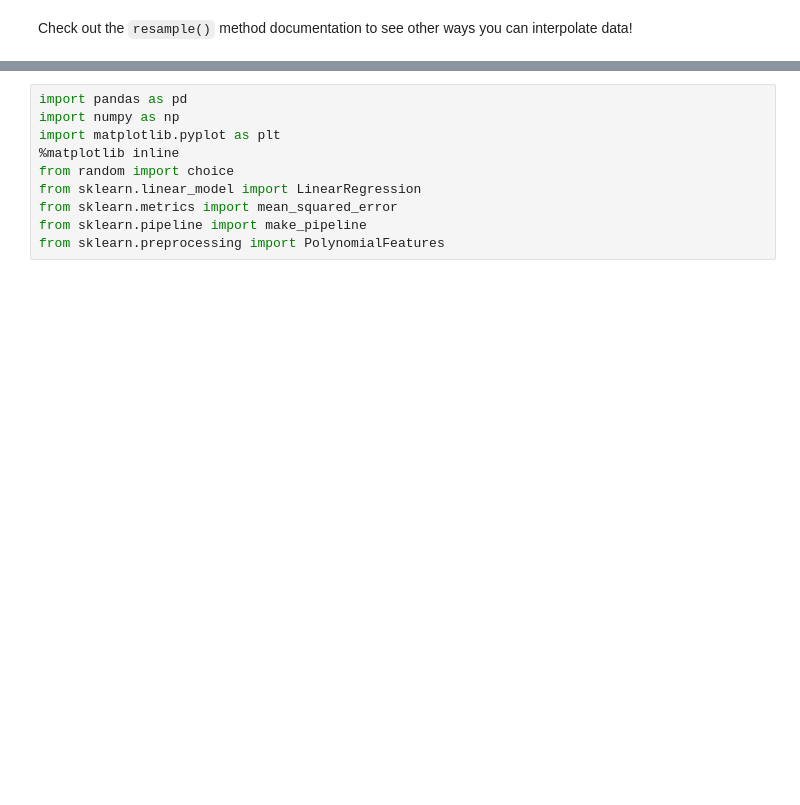
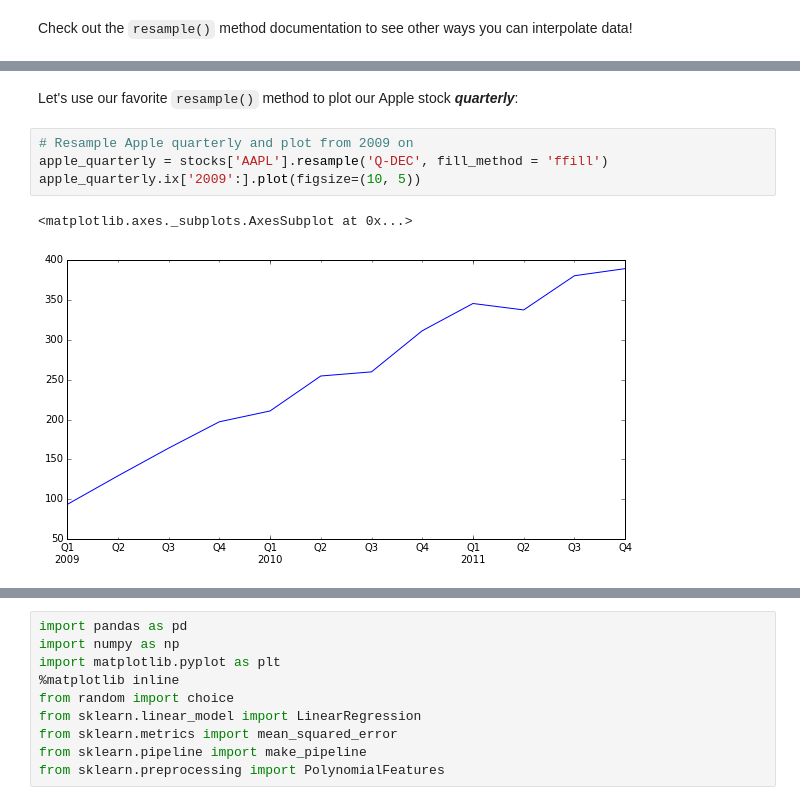
Before and after one commit to pburkard88/DS_BOS_07, a Jupyter notebook: Notebooks/17_Time_Series_Analysis.ipynb, the cells around one changed output, grey strips where cells are left out. Cells and saved outputs as stored; diff of their text form; blank space fills up the shorter version.

```diff
--- a/Notebooks/17_Time_Series_Analysis.ipynb
+++ b/Notebooks/17_Time_Series_Analysis.ipynb
@@ -596,0 +672,9 @@ Check out the `resample()` method documentation to see other ways you can interp
+# %% [markdown]
+Let's use our favorite `resample()` method to plot our Apple stock ***quarterly***:
+# %%
+# Resample Apple quarterly and plot from 2009 on
+apple_quarterly = stocks['AAPL'].resample('Q-DEC', fill_method = 'ffill')
+apple_quarterly.ix['2009':].plot(figsize=(10, 5))
+# %% [output]
+<matplotlib.axes._subplots.AxesSubplot at 0x...>
+[figure, added]
```
Also changed, not shown: parts of 82 cells of this notebook.
